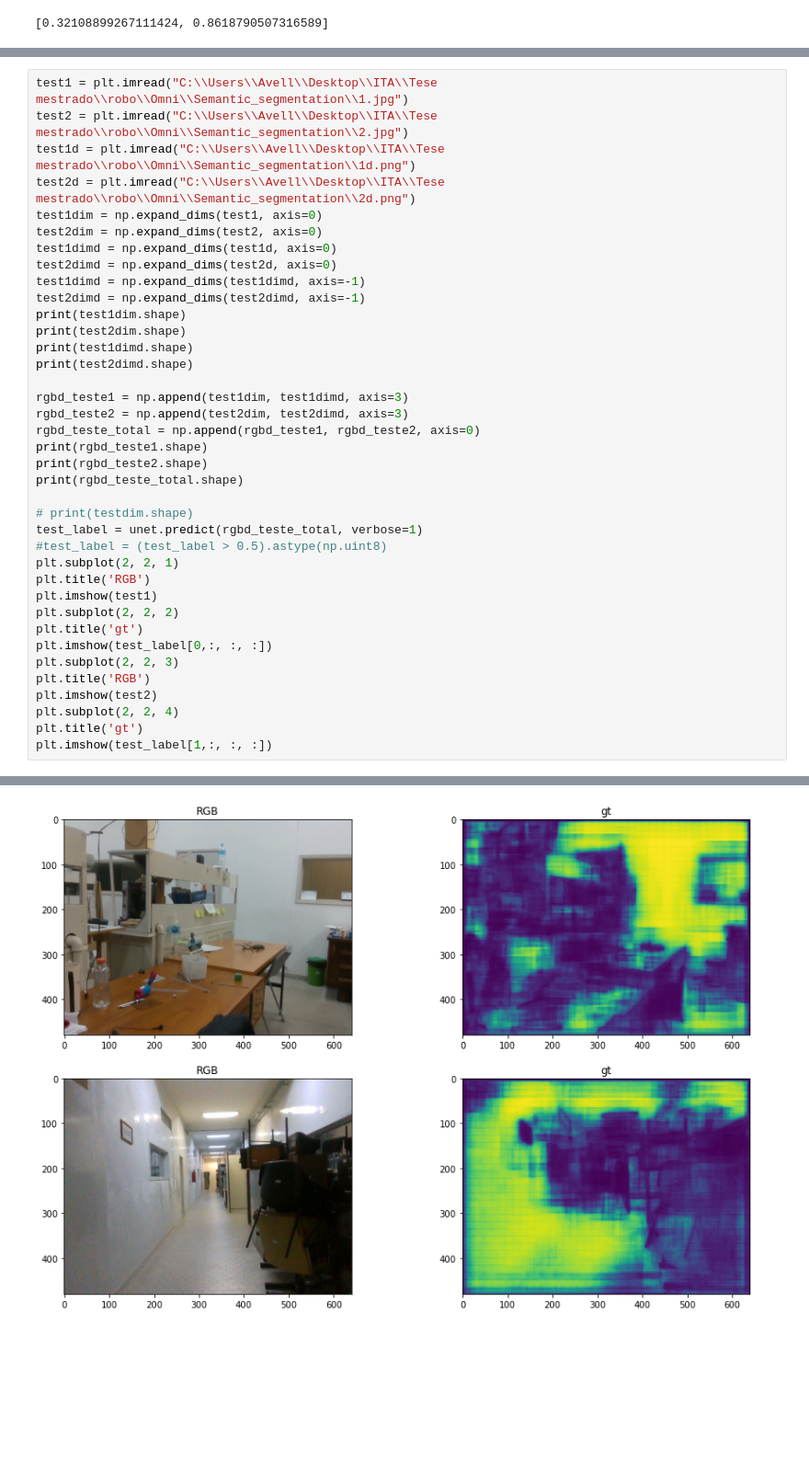
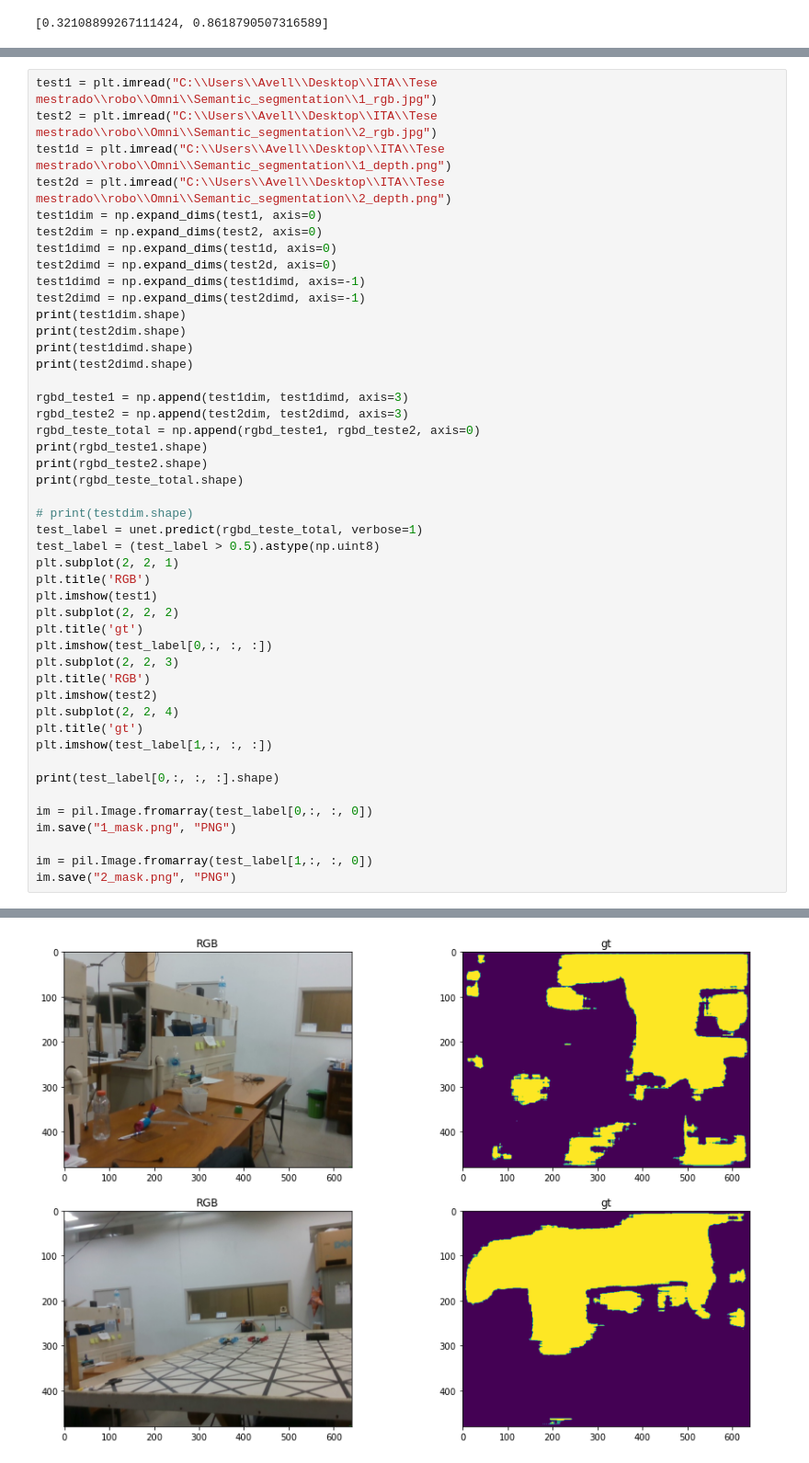
Before and after one commit to Intelligent-Machines-Lab/Omni_3D, a Jupyter notebook: Semantic_segmentation/u-net/RGBD/semantic_cnn_rgbd.ipynb, the cells around one changed output, grey strips where cells are left out. Shown at 92% size. Drawn from its saved outputs; the diff is of its cells as text; blank space fills up the shorter version.

Commit message:
added masks

```diff
--- a/Semantic_segmentation/u-net/RGBD/semantic_cnn_rgbd.ipynb
+++ b/Semantic_segmentation/u-net/RGBD/semantic_cnn_rgbd.ipynb
@@ -422,8 +422,8 @@ plt.show()
 # %%
-test1 = plt.imread("C:\\Users\\Avell\\Desktop\\ITA\\Tese mestrado\\robo\\Omni\\Semantic_segmentation\\1.jpg")
-test2 = plt.imread("C:\\Users\\Avell\\Desktop\\ITA\\Tese mestrado\\robo\\Omni\\Semantic_segmentation\\2.jpg")
-test1d = plt.imread("C:\\Users\\Avell\\Desktop\\ITA\\Tese mestrado\\robo\\Omni\\Semantic_segmentation\\1d.png")
-test2d = plt.imread("C:\\Users\\Avell\\Desktop\\ITA\\Tese mestrado\\robo\\Omni\\Semantic_segmentation\\2d.png")
+test1 = plt.imread("C:\\Users\\Avell\\Desktop\\ITA\\Tese mestrado\\robo\\Omni\\Semantic_segmentation\\1_rgb.jpg")
+test2 = plt.imread("C:\\Users\\Avell\\Desktop\\ITA\\Tese mestrado\\robo\\Omni\\Semantic_segmentation\\2_rgb.jpg")
+test1d = plt.imread("C:\\Users\\Avell\\Desktop\\ITA\\Tese mestrado\\robo\\Omni\\Semantic_segmentation\\1_depth.png")
+test2d = plt.imread("C:\\Users\\Avell\\Desktop\\ITA\\Tese mestrado\\robo\\Omni\\Semantic_segmentation\\2_depth.png")
 test1dim = np.expand_dims(test1, axis=0)
 test2dim = np.expand_dims(test2, axis=0)
 test1dimd = np.expand_dims(test1d, axis=0)
@@ -444,7 +444,7 @@ print(rgbd_teste_total.shape)
 
 # print(testdim.shape)
 test_label = unet.predict(rgbd_teste_total, verbose=1)
-#test_label = (test_label > 0.5).astype(np.uint8)
+test_label = (test_label > 0.5).astype(np.uint8)
 plt.subplot(2, 2, 1)
 plt.title('RGB')
 plt.imshow(test1)
@@ -457,6 +457,14 @@ plt.imshow(test2)
 plt.subplot(2, 2, 4)
 plt.title('gt')
 plt.imshow(test_label[1,:, :, :])
+
+print(test_label[0,:, :, :].shape)
+
+im = pil.Image.fromarray(test_label[0,:, :, 0])
+im.save("1_mask.png", "PNG")
+
+im = pil.Image.fromarray(test_label[1,:, :, 0])
+im.save("2_mask.png", "PNG")
 # %% [output]
 (1, 480, 640, 3)
 (1, 480, 640, 3)
@@ -470 +478 @@ plt.imshow(test_label[1,:, :, :])
-[figure, old version]
+[figure, new version]
```
Also changed, not shown: parts of 4 cells of this notebook, 15 other files.
